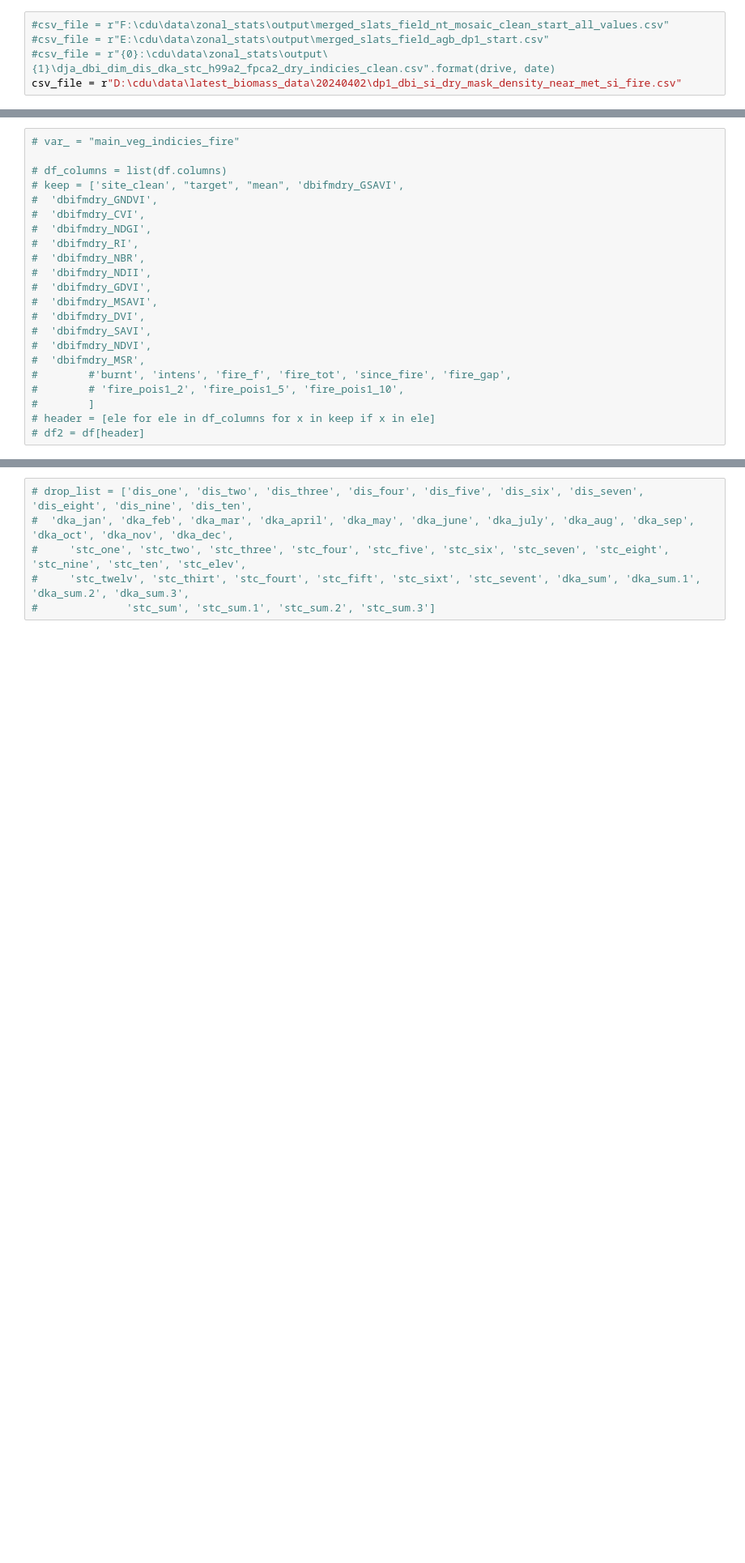
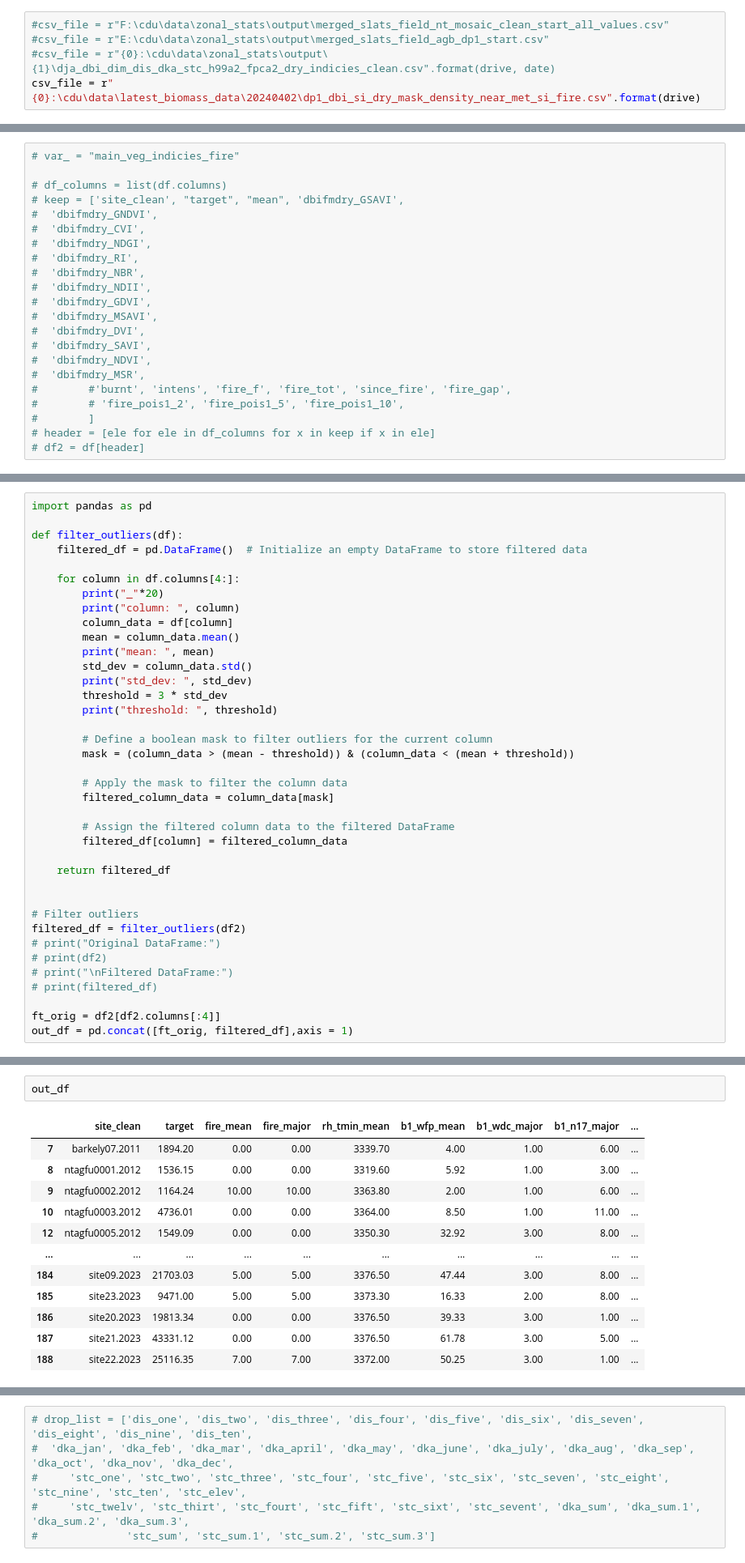
Before and after one commit to Robotmcgregor/biomass, a Jupyter notebook: var_select/variable_corrolation_and grid_search_rfr_2024.ipynb, the cells around one changed output, grey strips where cells are left out. Shown at 81% size. Cells and saved outputs as stored; diff of their text form; blank space fills up the shorter version.

Commit message:
updated variable correlation outlier

```diff
--- a/var_select/variable_corrolation_and grid_search_rfr_2024.ipynb
+++ b/var_select/variable_corrolation_and grid_search_rfr_2024.ipynb
@@ -100,7 +100,7 @@ date = "20240403"
 #csv_file = r"F:\cdu\data\zonal_stats\output\merged_slats_field_nt_mosaic_clean_start_all_values.csv"
 #csv_file = r"E:\cdu\data\zonal_stats\output\merged_slats_field_agb_dp1_start.csv"
 #csv_file = r"{0}:\cdu\data\zonal_stats\output\{1}\dja_dbi_dim_dis_dka_stc_h99a2_fpca2_dry_indicies_clean.csv".format(drive, date)
-csv_file = r"D:\cdu\data\latest_biomass_data\20240402\dp1_dbi_si_dry_mask_density_near_met_si_fire.csv"
+csv_file = r"{0}:\cdu\data\latest_biomass_data\20240402\dp1_dbi_si_dry_mask_density_near_met_si_fire.csv".format(drive)
 # %% [markdown]
 ## Set output file locations
 # %%
@@ -215,0 +235,38 @@ df2
+# %%
+import pandas as pd
+
+def filter_outliers(df):
+    filtered_df = pd.DataFrame()  # Initialize an empty DataFrame to store filtered data
+
+    for column in df.columns[4:]:
+        print("_"*20)
+        print("column: ", column)
+        column_data = df[column]
+        mean = column_data.mean()
+        print("mean: ", mean)
+        std_dev = column_data.std()
+        print("std_dev: ", std_dev)
+        threshold = 3 * std_dev
+        print("threshold: ", threshold)
+
+        # Define a boolean mask to filter outliers for the current column
+        mask = (column_data > (mean - threshold)) & (column_data < (mean + threshold))
+
+        # Apply the mask to filter the column data
+        filtered_column_data = column_data[mask]
+
+        # Assign the filtered column data to the filtered DataFrame
+        filtered_df[column] = filtered_column_data
+
+    return filtered_df
+
+
+# Filter outliers
+filtered_df = filter_outliers(df2)
+# print("Original DataFrame:")
+# print(df2)
+# print("\nFiltered DataFrame:")
+# print(filtered_df)
+
+ft_orig = df2[df2.columns[:4]]
+out_df = pd.concat([ft_orig, filtered_df],axis = 1)
@@ -215,0 +307,15 @@ df2
+# %%
+out_df
+# %% [output]
+|  | site_clean | target | fire_mean | fire_major | rh_tmin_mean | b1_wfp_mean | b1_wdc_major | b1_n17_major | ... |
+| 7 | barkely07.2011 | 1894.20 | 0.00 | 0.00 | 3339.70 | 4.00 | 1.00 | 6.00 | ... |
+| 8 | ntagfu0001.2012 | 1536.15 | 0.00 | 0.00 | 3319.60 | 5.92 | 1.00 | 3.00 | ... |
+| 9 | ntagfu0002.2012 | 1164.24 | 10.00 | 10.00 | 3363.80 | 2.00 | 1.00 | 6.00 | ... |
+| 10 | ntagfu0003.2012 | 4736.01 | 0.00 | 0.00 | 3364.00 | 8.50 | 1.00 | 11.00 | ... |
+| 12 | ntagfu0005.2012 | 1549.09 | 0.00 | 0.00 | 3350.30 | 32.92 | 3.00 | 8.00 | ... |
+| ... | ... | ... | ... | ... | ... | ... | ... | ... | ... |
+| 184 | site09.2023 | 21703.03 | 5.00 | 5.00 | 3376.50 | 47.44 | 3.00 | 8.00 | ... |
+| 185 | site23.2023 | 9471.00 | 5.00 | 5.00 | 3373.30 | 16.33 | 2.00 | 8.00 | ... |
+| 186 | site20.2023 | 19813.34 | 0.00 | 0.00 | 3376.50 | 39.33 | 3.00 | 1.00 | ... |
+| 187 | site21.2023 | 43331.12 | 0.00 | 0.00 | 3376.50 | 61.78 | 3.00 | 5.00 | ... |
+| 188 | site22.2023 | 25116.35 | 7.00 | 7.00 | 3372.00 | 50.25 | 3.00 | 1.00 | ... |
```
Also changed, not shown: parts of 46 cells of this notebook.
